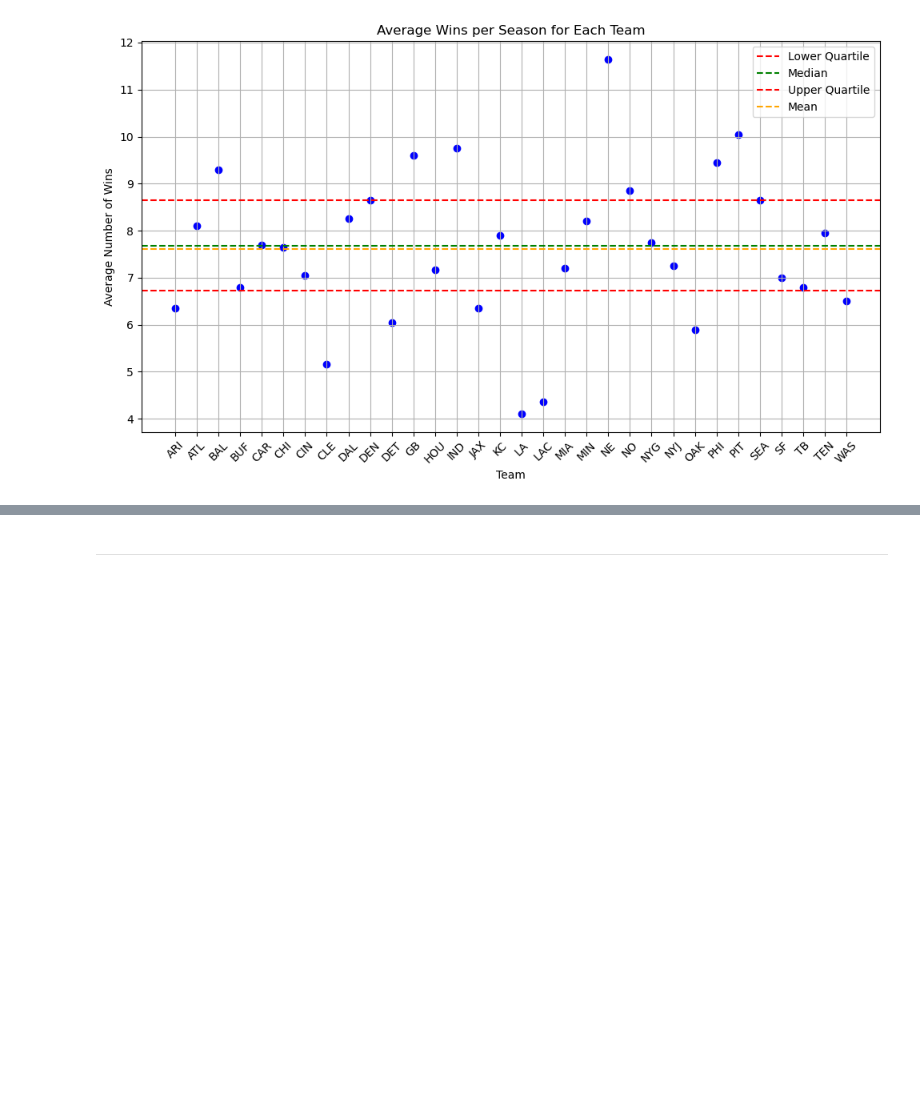
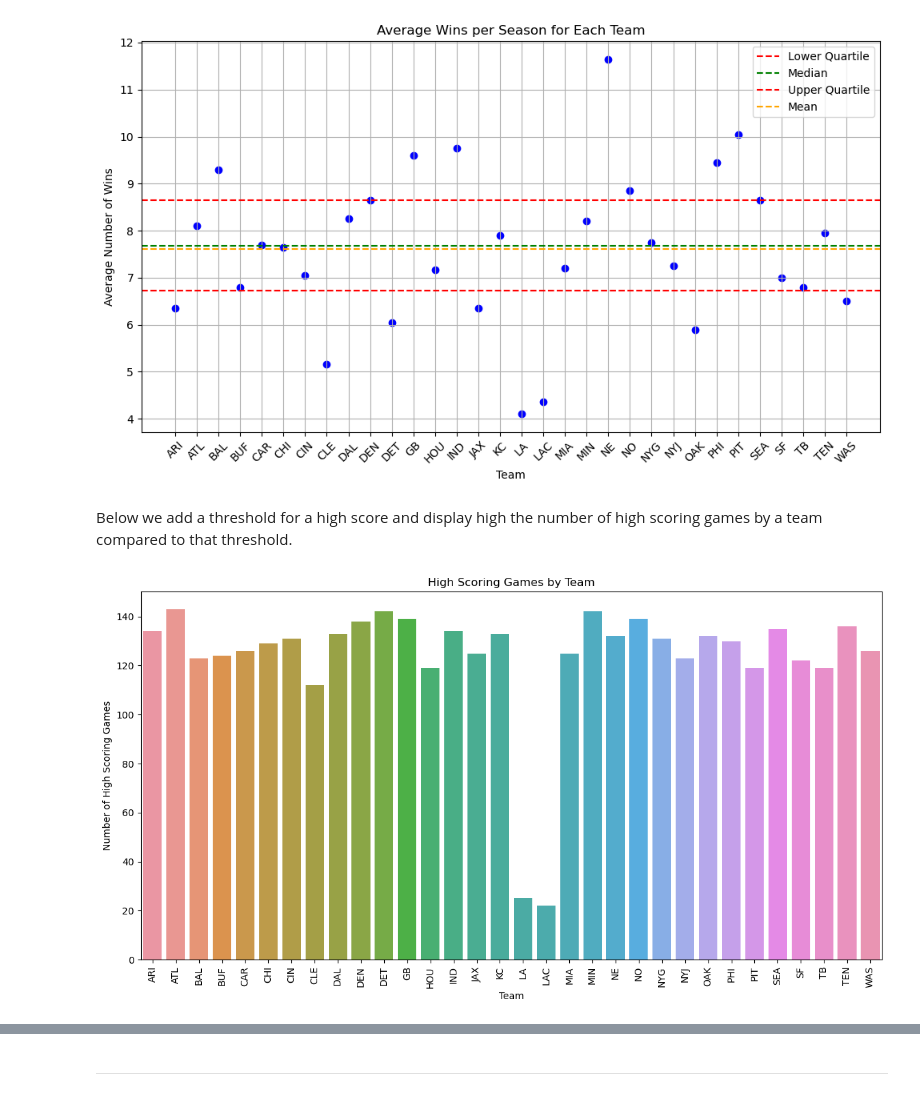
Before and after one commit to BrylliDTU/social_data, a Jupyter notebook: Final_report.ipynb, the cells around one changed output, grey strips where cells are left out. Saved outputs shown, nothing was run; the diff lists cells and outputs as text; code cells hidden in the pictures; blank space fills up the shorter version.

```diff
--- a/Final_report.ipynb
+++ b/Final_report.ipynb
@@ -572,6 +556,8 @@ fig.show()
 The next graphs we do for the teams visualizations are bar charts, where each represents the yearly wins for the teams across various seasons, along with a trendline that shows the general direction of the change in wins over time for each team. These graphs give a valuable visual of how many games each team won each season and helps a fan analyse to assess the team performance. The trendline also gives a very good indication on in which direction the slope of the trendline is going.
 # %%
 # grouping by season and team and count the number of wins
+result['winning_team'] = result.apply(lambda row: row['home_team'] if row['home_score'] > row['away_score'] else row['away_team'], axis=1)
+
 wins_per_season = result.groupby(['season', 'winning_team']).size().reset_index(name='wins')
 
 wins_pivot = wins_per_season.pivot(index='season', columns='winning_team', values='wins').fillna(0)
@@ -645,7 +631,10 @@ show(pp)
 # %% [markdown]
 The plot below shows the average wins per season for each team and also contains some key statistical measures. The teams that are above the median line are performing half the better than half of the teams, while those below are underperforming in relation to the median. Also, the teams closer to the upper quartile are showing stronger performance constistently.
 # %%
+result['winning_team'] = result.apply(lambda row: row['home_team'] if row['home_score'] > row['away_score'] else row['away_team'], axis=1)
+
 # grouping by season and team and count the number of wins
+
 wins_per_season = result.groupby(['season', 'winning_team']).size().reset_index(name='wins')
 
 # avg number of wins per season for each team
@@ -679,6 +668,9 @@ plt.show()
 [figure]
 # %%
 # Create the scatter plot
+
+result['winning_team'] = result.apply(lambda row: row['home_team'] if row['home_score'] > row['away_score'] else row['away_team'], axis=1)
+
 fig = px.scatter(average_wins_per_team, x='winning_team', y='wins',
                  title='Average Wins per Season for Each Team',
                  labels={'wins': 'Average Number of Wins', 'winning_team': 'Team'},
@@ -700,3 +692,23 @@ fig.update_layout(
 )
 
 fig.show()
+# %% [markdown]
+Below we add a threshold for a high score and display high the number of high scoring games by a team compared to that threshold.
+# %%
+result['total_score'] = result['home_score'] + result['away_score']
+total_games_home = result.groupby('home_team').size().reset_index(name='Total Home Games')
+
+
+
+threshold = 30
+high_scoring_games = result[result['total_score'] > threshold].groupby('home_team').size().reset_index(name='High Scoring Games')
+
+plt.figure(figsize=(14, 7))
+sns.barplot(x='home_team', y='High Scoring Games', data=high_scoring_games)
+plt.xticks(rotation=90)
+plt.title('High Scoring Games by Team')
+plt.xlabel('Team')
+plt.ylabel('Number of High Scoring Games')
+plt.show()
+# %% [output]
+[figure, added]
```
Also changed, not shown: parts of 9 cells of this notebook.
